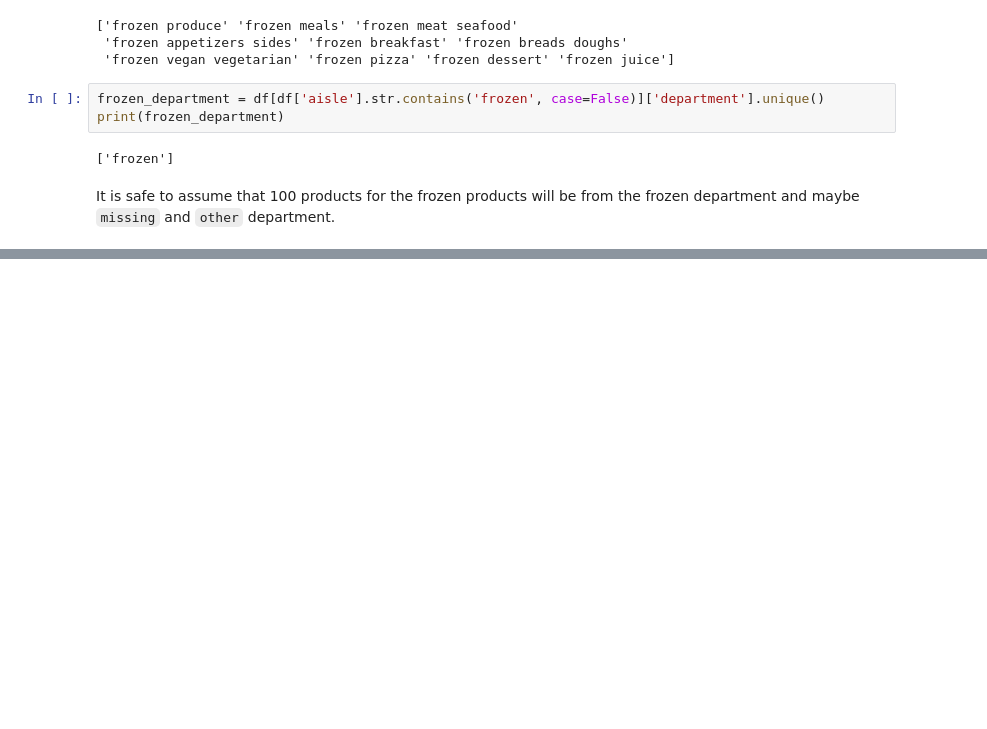
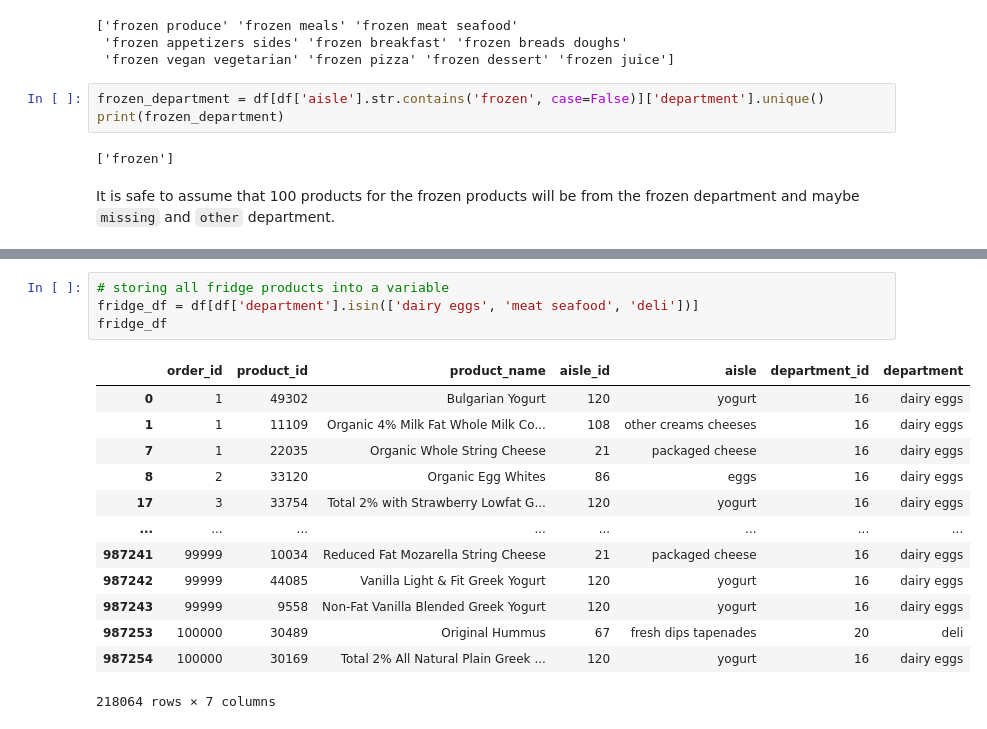
Before and after one commit to m7mdE/MMA-Datathon-Supermarket-Analysis, a Jupyter notebook: Datathon.ipynb, the cells around one changed output, grey strips where cells are left out. Cells and saved outputs as stored; diff of their text form; blank space fills up the shorter version.

```diff
--- a/Datathon.ipynb
+++ b/Datathon.ipynb
@@ -164,0 +183,18 @@ It is safe to assume that 100 products for the frozen products will be from the
+# %%
+# storing all fridge products into a variable
+fridge_df = df[df['department'].isin(['dairy eggs', 'meat seafood', 'deli'])]
+fridge_df
+# %% [output]
+|  | order_id | product_id | product_name | aisle_id | aisle | department_id | department |
+| 0 | 1 | 49302 | Bulgarian Yogurt | 120 | yogurt | 16 | dairy eggs |
+| 1 | 1 | 11109 | Organic 4% Milk Fat Whole Milk Co... | 108 | other creams cheeses | 16 | dairy eggs |
+| 7 | 1 | 22035 | Organic Whole String Cheese | 21 | packaged cheese | 16 | dairy eggs |
+| 8 | 2 | 33120 | Organic Egg Whites | 86 | eggs | 16 | dairy eggs |
+| 17 | 3 | 33754 | Total 2% with Strawberry Lowfat G... | 120 | yogurt | 16 | dairy eggs |
+| ... | ... | ... | ... | ... | ... | ... | ... |
+| 987241 | 99999 | 10034 | Reduced Fat Mozarella String Cheese | 21 | packaged cheese | 16 | dairy eggs |
+| 987242 | 99999 | 44085 | Vanilla Light & Fit Greek Yogurt | 120 | yogurt | 16 | dairy eggs |
+| 987243 | 99999 | 9558 | Non-Fat Vanilla Blended Greek Yogurt | 120 | yogurt | 16 | dairy eggs |
+| 987253 | 100000 | 30489 | Original Hummus | 67 | fresh dips tapenades | 20 | deli |
+| 987254 | 100000 | 30169 | Total 2% All Natural Plain Greek ... | 120 | yogurt | 16 | dairy eggs |
+218064 rows × 7 columns
```
Also changed, not shown: parts of 51 cells of this notebook.
